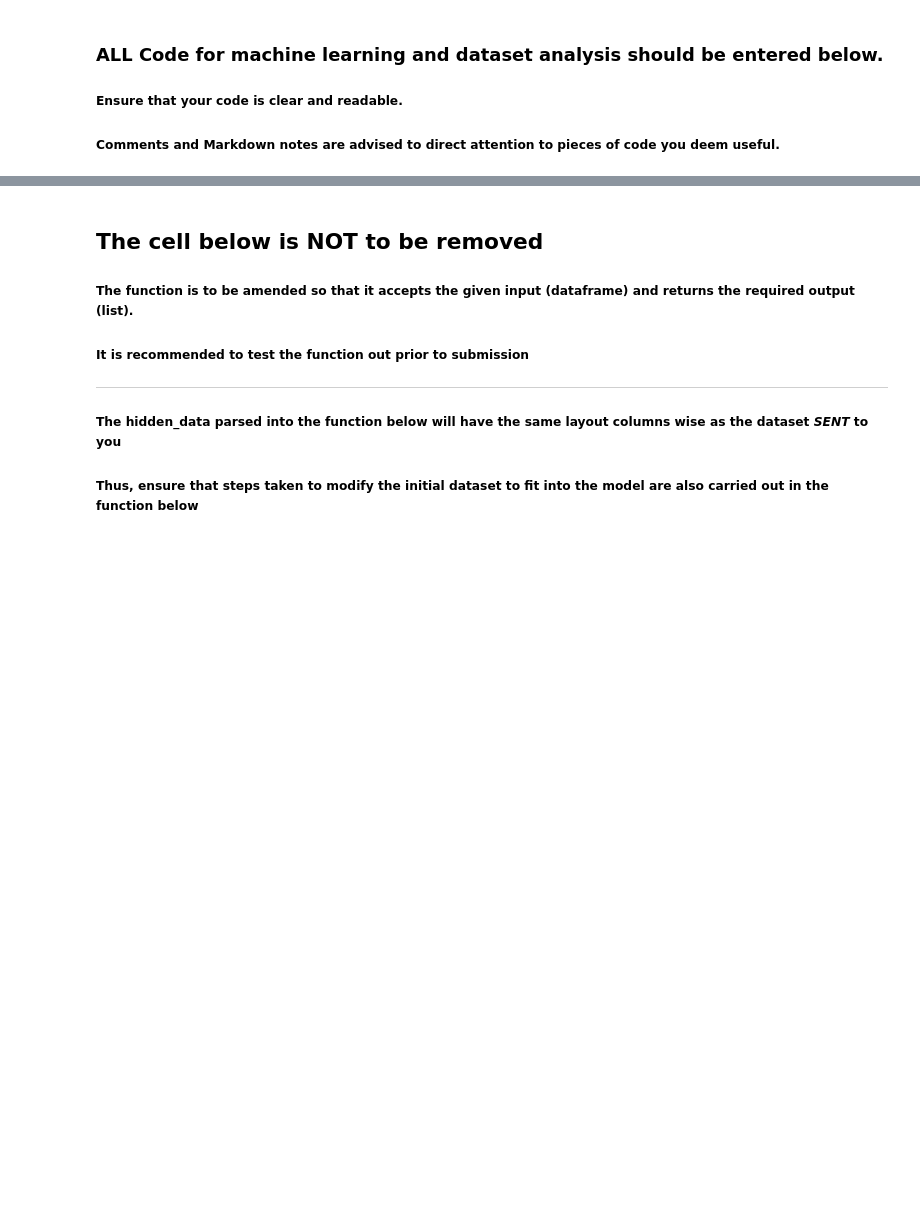
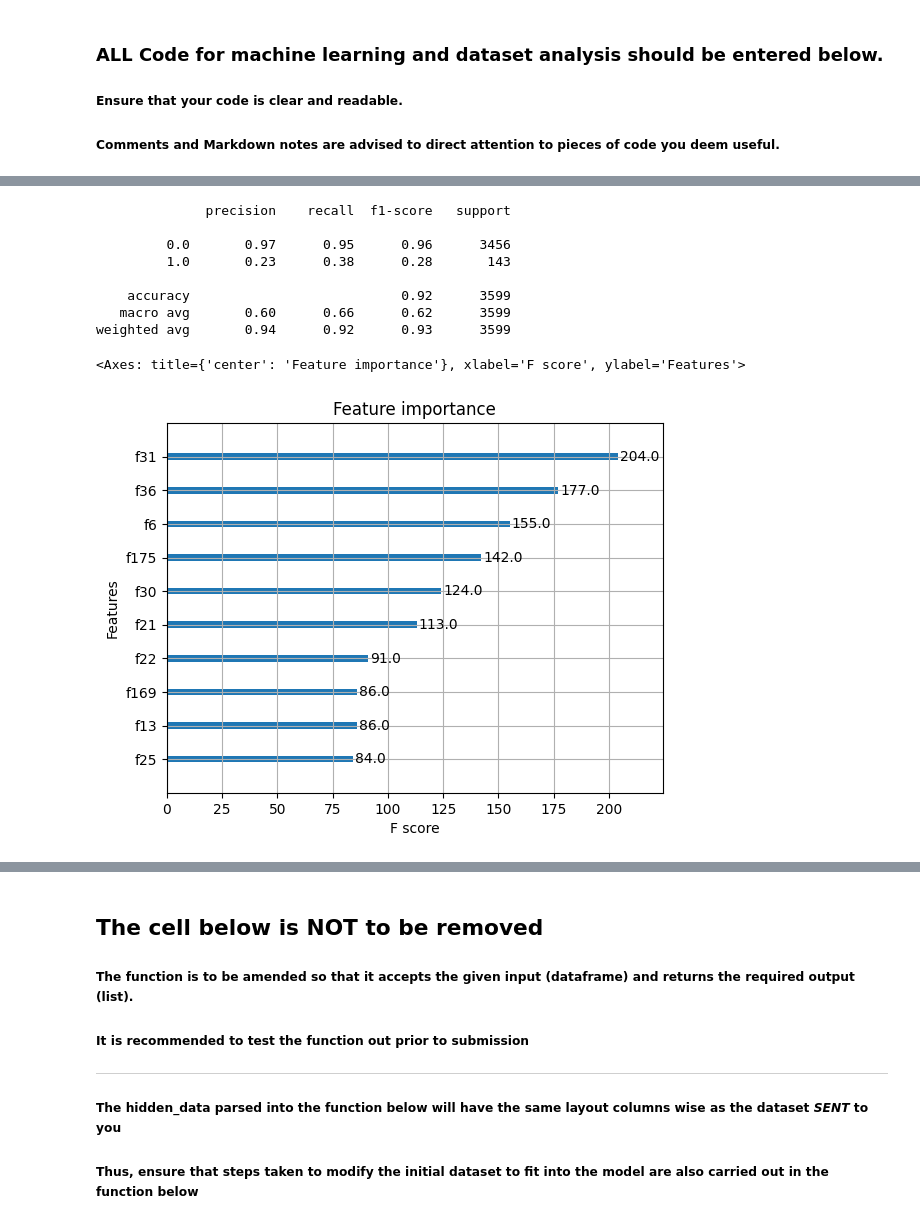
Before and after one commit to 61854/datathon_2024, a Jupyter notebook: NUS_DATATHON_SINGLIFE_NUS 188.ipynb, the cells around one changed output, grey strips where cells are left out. Drawn from its saved outputs; the diff is of its cells as text; code cells hidden in the pictures; blank space fills up the shorter version.

Commit message:
smote, minmaxscaling, binary labels for some features

```diff
--- a/NUS_DATATHON_SINGLIFE_NUS 188.ipynb
+++ b/NUS_DATATHON_SINGLIFE_NUS 188.ipynb
@@ -318,0 +120,50 @@ Male: 3.714314949350251
+# %%
+from sklearn.preprocessing import MinMaxScaler
+
+x = test_df.drop(['f_purchase_lh'], axis=1)
+y = test_df['f_purchase_lh']
+
+# scaling the values in x
+churn_scaler = MinMaxScaler()
+churn_scaler.fit(x)
+x = churn_scaler.transform(x)
+# %%
+# split dataset into train and test split
+from sklearn.model_selection import train_test_split
+x_train, x_test, y_train, y_test = train_test_split(x, y, test_size=0.2)
+
+# rebalance dataset using smote
+from imblearn.over_sampling import SMOTE
+sm = SMOTE(random_state=1, k_neighbors=10)
+x_resampled, y_resampled = sm.fit_resample(x_train, y_train.ravel())
+# %%
+import xgboost as xgb
+from sklearn.model_selection import cross_val_score
+from sklearn.metrics import classification_report
+
+
+#xgboost
+xgb_model = xgb.XGBClassifier(
+      learning_rate= 0.01,
+      subsample=0.2,
+      colsample_bytree=0.5,
+
+)
+
+xgb_model.fit(x_resampled, y_resampled)
+y_pred = xgb_model.predict(x_test)
+accuracy = xgb_model.score(x_test, y_test)
+print(classification_report(y_test, y_pred))
+
+xgb.plot_importance(xgb_model, max_num_features=10)
+# %% [output]
+              precision    recall  f1-score   support
+
+         0.0       0.97      0.95      0.96      3456
+         1.0       0.23      0.38      0.28       143
+
+    accuracy                           0.92      3599
+   macro avg       0.60      0.66      0.62      3599
+weighted avg       0.94      0.92      0.93      3599
+<Axes: title={'center': 'Feature importance'}, xlabel='F score', ylabel='Features'>
+[figure, added]
```
Also changed, not shown: parts of 15 cells of this notebook.
